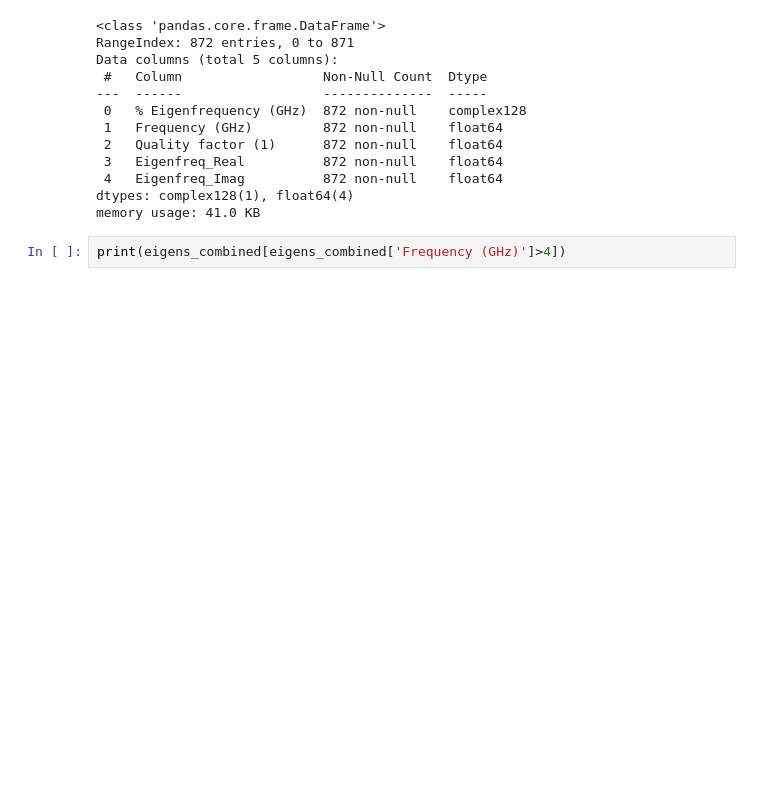
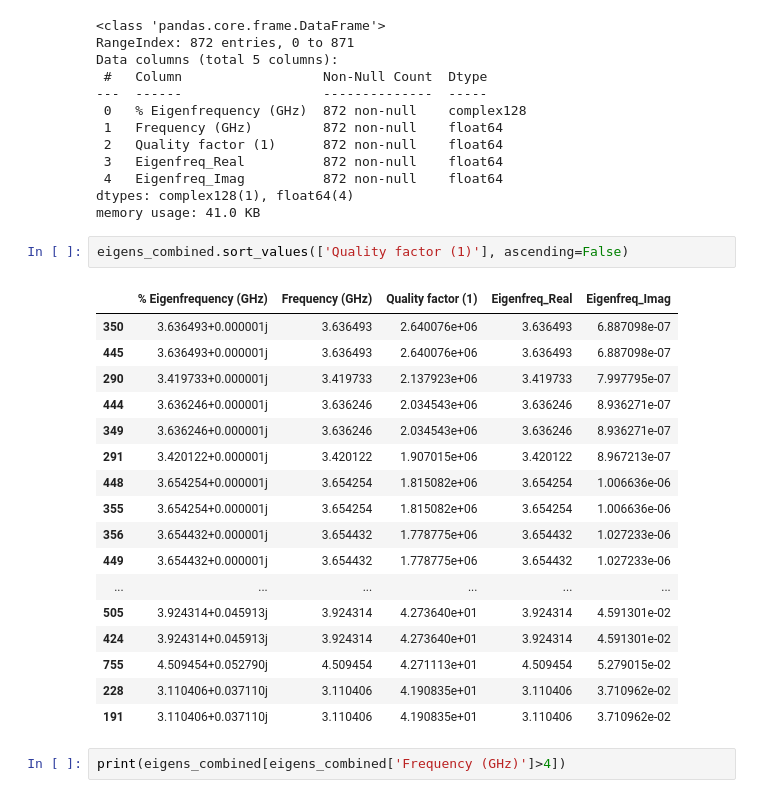
Before and after one commit to leay01/whispering_gallery_MAIN, a Jupyter notebook: wgm_code/eigenCSV/eigen_spreadsheets.ipynb, the cells around one changed output. Saved outputs shown, nothing was run; the diff lists cells and outputs as text; blank space fills up the shorter version.

```diff
--- a/wgm_code/eigenCSV/eigen_spreadsheets.ipynb
+++ b/wgm_code/eigenCSV/eigen_spreadsheets.ipynb
@@ -76,6 +76,26 @@ Data columns (total 5 columns):
  4   Eigenfreq_Imag          872 non-null    float64
 dtypes: complex128(1), float64(4)
 memory usage: 41.0 KB
+# %%
+eigens_combined.sort_values(['Quality factor (1)'], ascending=False)
+# %% [output]
+|  | % Eigenfrequency (GHz) | Frequency (GHz) | Quality factor (1) | Eigenfreq_Real | Eigenfreq_Imag |
+| 350 | 3.636493+0.000001j | 3.636493 | 2.640076e+06 | 3.636493 | 6.887098e-07 |
+| 445 | 3.636493+0.000001j | 3.636493 | 2.640076e+06 | 3.636493 | 6.887098e-07 |
+| 290 | 3.419733+0.000001j | 3.419733 | 2.137923e+06 | 3.419733 | 7.997795e-07 |
+| 444 | 3.636246+0.000001j | 3.636246 | 2.034543e+06 | 3.636246 | 8.936271e-07 |
+| 349 | 3.636246+0.000001j | 3.636246 | 2.034543e+06 | 3.636246 | 8.936271e-07 |
+| 291 | 3.420122+0.000001j | 3.420122 | 1.907015e+06 | 3.420122 | 8.967213e-07 |
+| 448 | 3.654254+0.000001j | 3.654254 | 1.815082e+06 | 3.654254 | 1.006636e-06 |
+| 355 | 3.654254+0.000001j | 3.654254 | 1.815082e+06 | 3.654254 | 1.006636e-06 |
+| 356 | 3.654432+0.000001j | 3.654432 | 1.778775e+06 | 3.654432 | 1.027233e-06 |
+| 449 | 3.654432+0.000001j | 3.654432 | 1.778775e+06 | 3.654432 | 1.027233e-06 |
+| ... | ... | ... | ... | ... | ... |
+| 505 | 3.924314+0.045913j | 3.924314 | 4.273640e+01 | 3.924314 | 4.591301e-02 |
+| 424 | 3.924314+0.045913j | 3.924314 | 4.273640e+01 | 3.924314 | 4.591301e-02 |
+| 755 | 4.509454+0.052790j | 4.509454 | 4.271113e+01 | 4.509454 | 5.279015e-02 |
+| 228 | 3.110406+0.037110j | 3.110406 | 4.190835e+01 | 3.110406 | 3.710962e-02 |
+| 191 | 3.110406+0.037110j | 3.110406 | 4.190835e+01 | 3.110406 | 3.710962e-02 |
 # %%
 print(eigens_combined[eigens_combined['Frequency (GHz)']>4])
 # %% [output]
```
Also changed, not shown: 9 other files.
